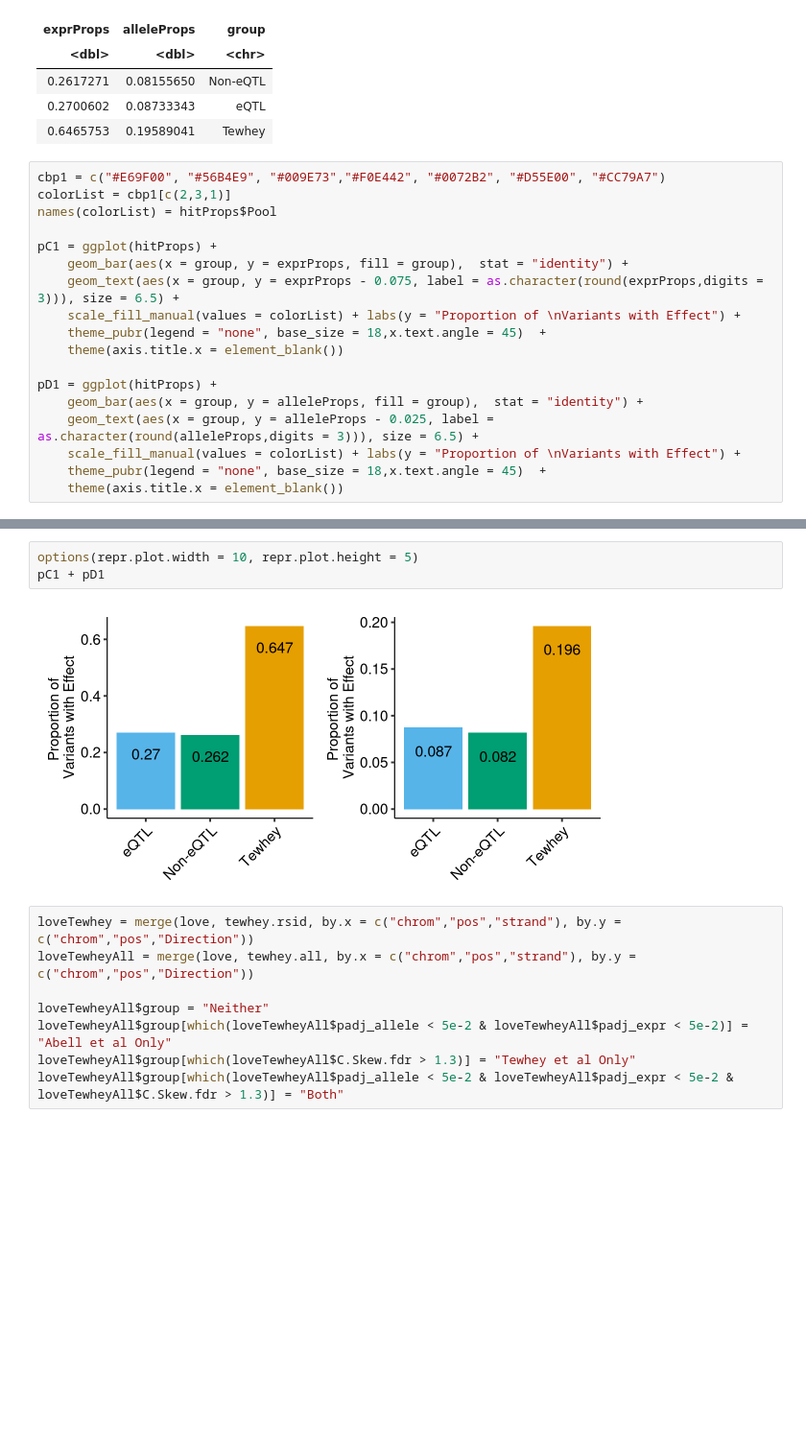
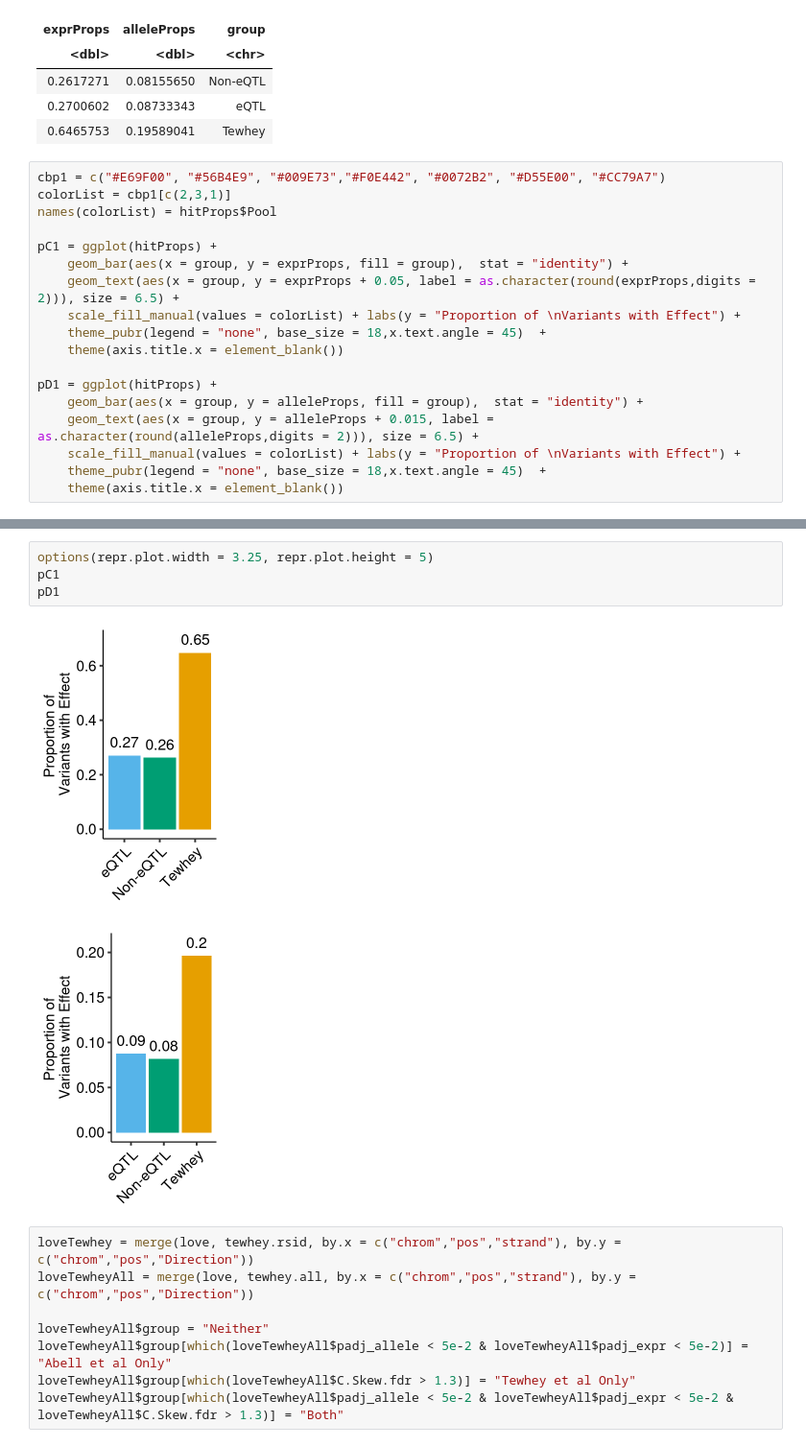
Before and after one commit to nsabell/mpra-v2, a Jupyter notebook: notebooks/section2a-model-eval.ipynb, the cells around one changed output, grey strips where cells are left out. Shown at 96% size. Saved outputs shown, nothing was run; the diff lists cells and outputs as text; blank space fills up the shorter version.

```diff
--- a/notebooks/section2a-model-eval.ipynb
+++ b/notebooks/section2a-model-eval.ipynb
@@ -187,14 +156,14 @@ names(colorList) = hitProps$Pool
 
 pC1 = ggplot(hitProps) +
     geom_bar(aes(x = group, y = exprProps, fill = group),  stat = "identity") +
-    geom_text(aes(x = group, y = exprProps - 0.075, label = as.character(round(exprProps,digits = 3))), size = 6.5) +
+    geom_text(aes(x = group, y = exprProps + 0.05, label = as.character(round(exprProps,digits = 2))), size = 6.5) +
     scale_fill_manual(values = colorList) + labs(y = "Proportion of \nVariants with Effect") +
     theme_pubr(legend = "none", base_size = 18,x.text.angle = 45)  +
     theme(axis.title.x = element_blank())
 
 pD1 = ggplot(hitProps) +
     geom_bar(aes(x = group, y = alleleProps, fill = group),  stat = "identity") +
-    geom_text(aes(x = group, y = alleleProps - 0.025, label = as.character(round(alleleProps,digits = 3))), size = 6.5) +
+    geom_text(aes(x = group, y = alleleProps + 0.015, label = as.character(round(alleleProps,digits = 2))), size = 6.5) +
     scale_fill_manual(values = colorList) + labs(y = "Proportion of \nVariants with Effect") +
     theme_pubr(legend = "none", base_size = 18,x.text.angle = 45)  +
     theme(axis.title.x = element_blank())
@@ -210,8 +179,10 @@ Warning message:
 # %%
-options(repr.plot.width = 10, repr.plot.height = 5)
-pC1 + pD1
+options(repr.plot.width = 3.25, repr.plot.height = 5)
+pC1
+pD1
 # %% [output]
-[figure, old version]
+[figure, new version]
+[figure, added]
 # %%
 loveTewhey = merge(love, tewhey.rsid, by.x = c("chrom","pos","strand"), by.y = c("chrom","pos","Direction"))
 loveTewheyAll = merge(love, tewhey.all, by.x = c("chrom","pos","strand"), by.y = c("chrom","pos","Direction"))
```
Also changed, not shown: parts of 4 cells of this notebook, 5 other files.
